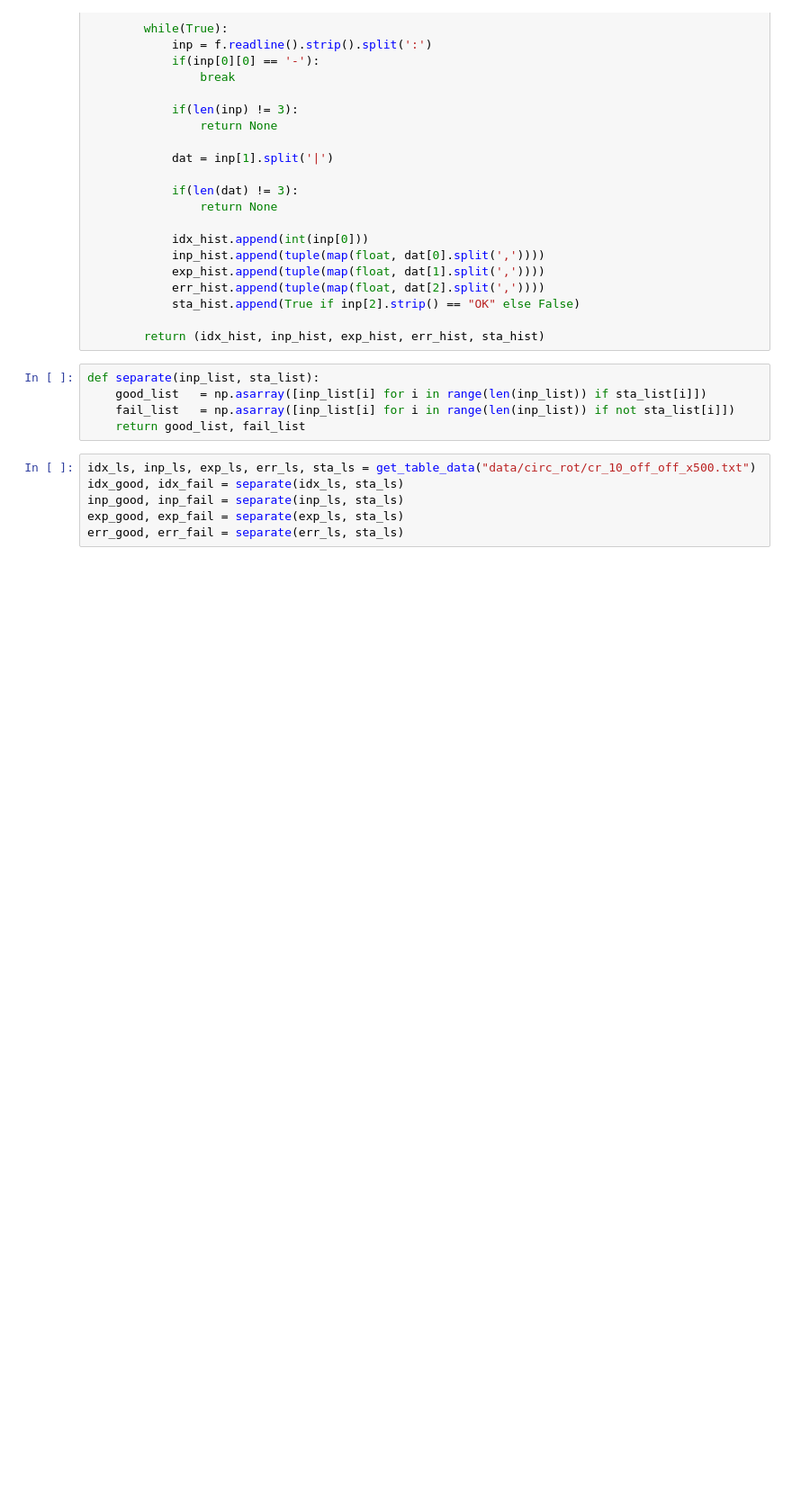
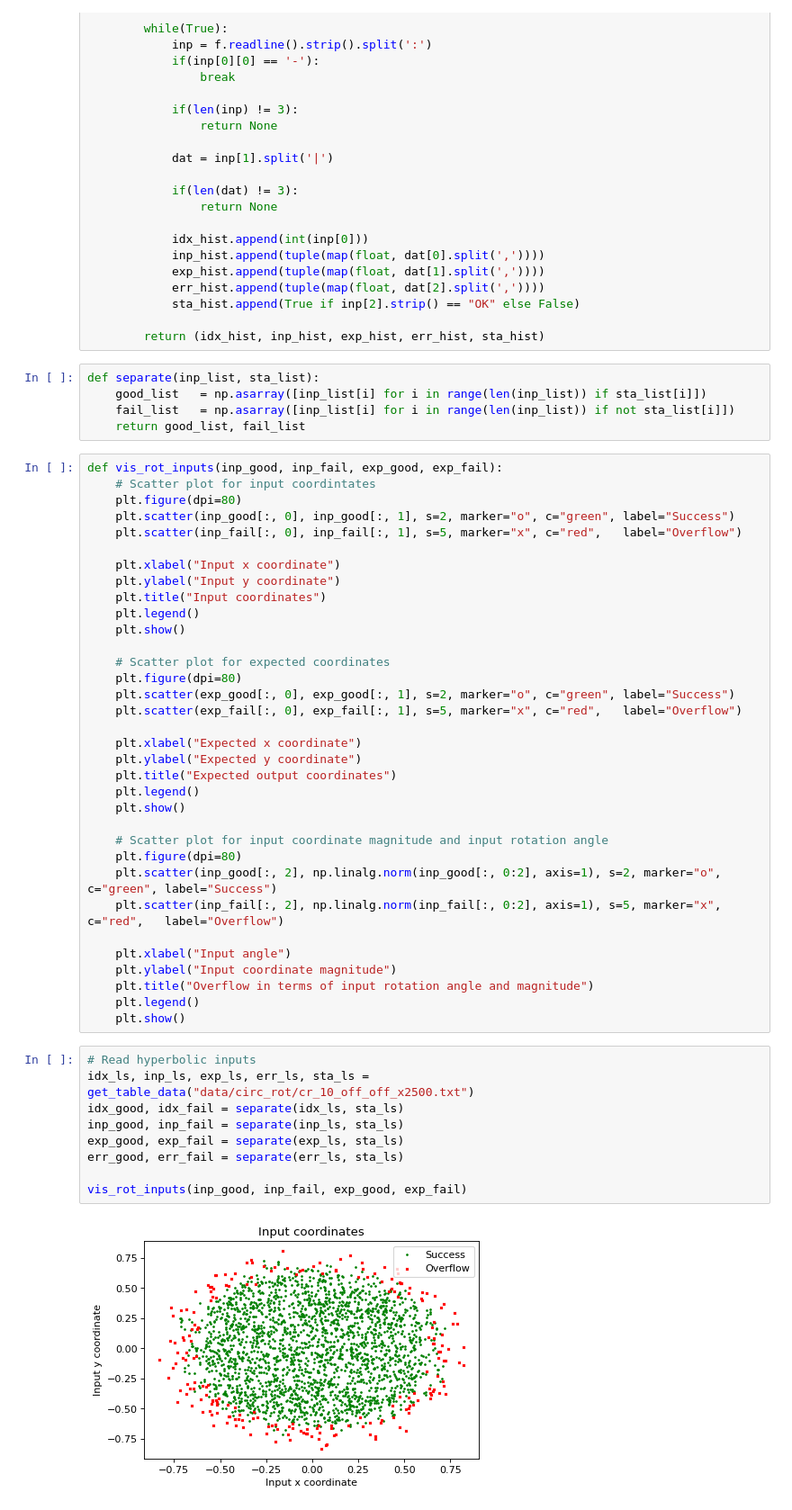
Before and after one commit to Ashwin-Rajesh/Cordic_accelerator, a Jupyter notebook: docs/cordic.ipynb, the cells around one changed output. Shown at 90% size. Drawn from its saved outputs; the diff is of its cells as text; blank space fills up the shorter version.

Commit message:
Added circular rotation log file for 2500 tests

```diff
--- a/docs/cordic.ipynb
+++ b/docs/cordic.ipynb
@@ -56,9 +56,48 @@ def separate(inp_list, sta_list):
     good_list   = np.asarray([inp_list[i] for i in range(len(inp_list)) if sta_list[i]])
     fail_list   = np.asarray([inp_list[i] for i in range(len(inp_list)) if not sta_list[i]])
     return good_list, fail_list
+# %%
+def vis_rot_inputs(inp_good, inp_fail, exp_good, exp_fail):
+    # Scatter plot for input coordintates
+    plt.figure(dpi=80)
+    plt.scatter(inp_good[:, 0], inp_good[:, 1], s=2, marker="o", c="green", label="Success")
+    plt.scatter(inp_fail[:, 0], inp_fail[:, 1], s=5, marker="x", c="red",   label="Overflow")
+
+    plt.xlabel("Input x coordinate")
+    plt.ylabel("Input y coordinate")
+    plt.title("Input coordinates")
+    plt.legend()
+    plt.show()
+
+    # Scatter plot for expected coordinates
+    plt.figure(dpi=80)
+    plt.scatter(exp_good[:, 0], exp_good[:, 1], s=2, marker="o", c="green", label="Success")
+    plt.scatter(exp_fail[:, 0], exp_fail[:, 1], s=5, marker="x", c="red",   label="Overflow")
+
+    plt.xlabel("Expected x coordinate")
+    plt.ylabel("Expected y coordinate")
+    plt.title("Expected output coordinates")
+    plt.legend()
+    plt.show()
+
+    # Scatter plot for input coordinate magnitude and input rotation angle
+    plt.figure(dpi=80)
+    plt.scatter(inp_good[:, 2], np.linalg.norm(inp_good[:, 0:2], axis=1), s=2, marker="o", c="green", label="Success")
+    plt.scatter(inp_fail[:, 2], np.linalg.norm(inp_fail[:, 0:2], axis=1), s=5, marker="x", c="red",   label="Overflow")
+
+    plt.xlabel("Input angle")
+    plt.ylabel("Input coordinate magnitude")
+    plt.title("Overflow in terms of input rotation angle and magnitude")
+    plt.legend()
+    plt.show()
 # %%
-idx_ls, inp_ls, exp_ls, err_ls, sta_ls = get_table_data("data/circ_rot/cr_10_off_off_x500.txt")
+# Read hyperbolic inputs
+idx_ls, inp_ls, exp_ls, err_ls, sta_ls = get_table_data("data/circ_rot/cr_10_off_off_x2500.txt")
 idx_good, idx_fail = separate(idx_ls, sta_ls)
 inp_good, inp_fail = separate(inp_ls, sta_ls)
 exp_good, exp_fail = separate(exp_ls, sta_ls)
 err_good, err_fail = separate(err_ls, sta_ls)
+
+vis_rot_inputs(inp_good, inp_fail, exp_good, exp_fail)
+# %% [output]
+[figure, added]
```
Also changed, not shown: parts of 3 cells of this notebook, 1 other file.
